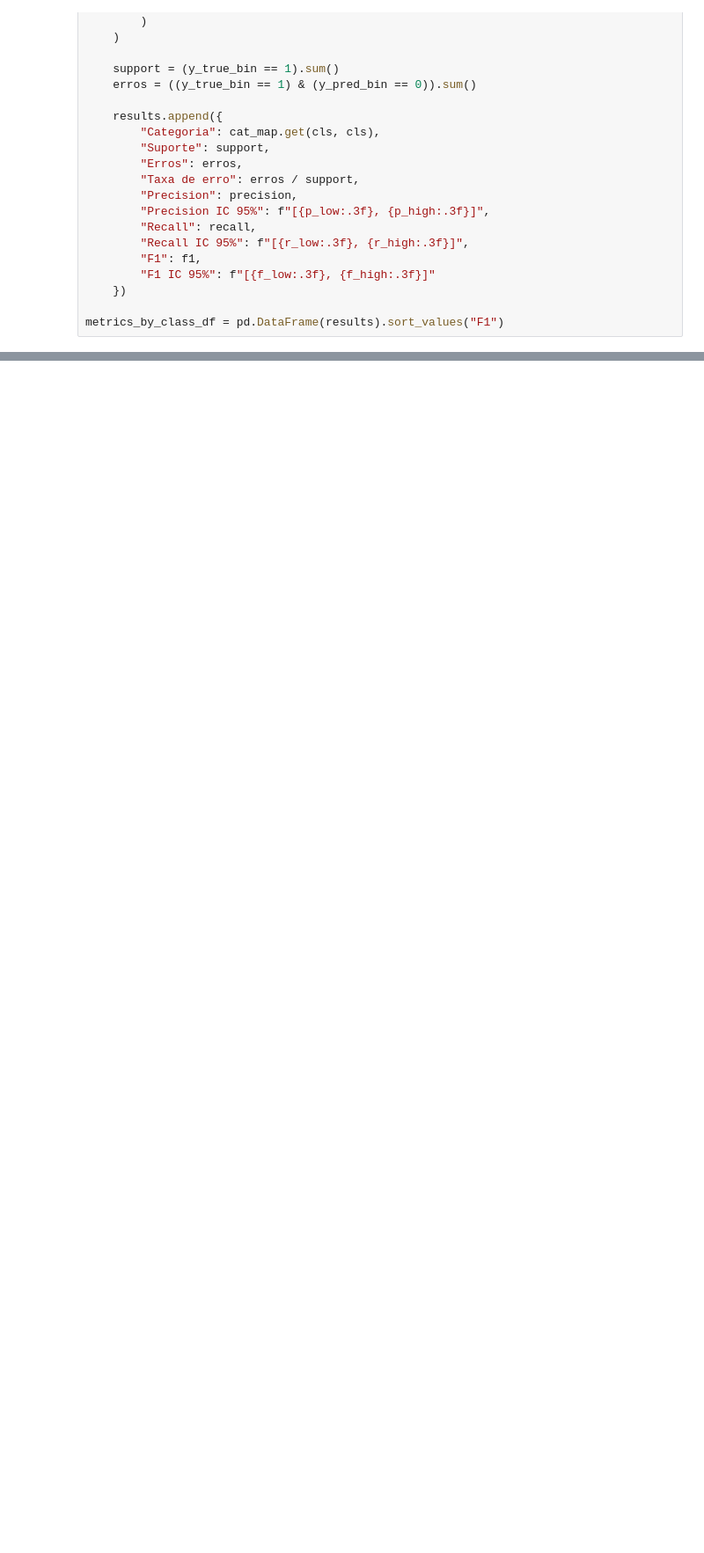
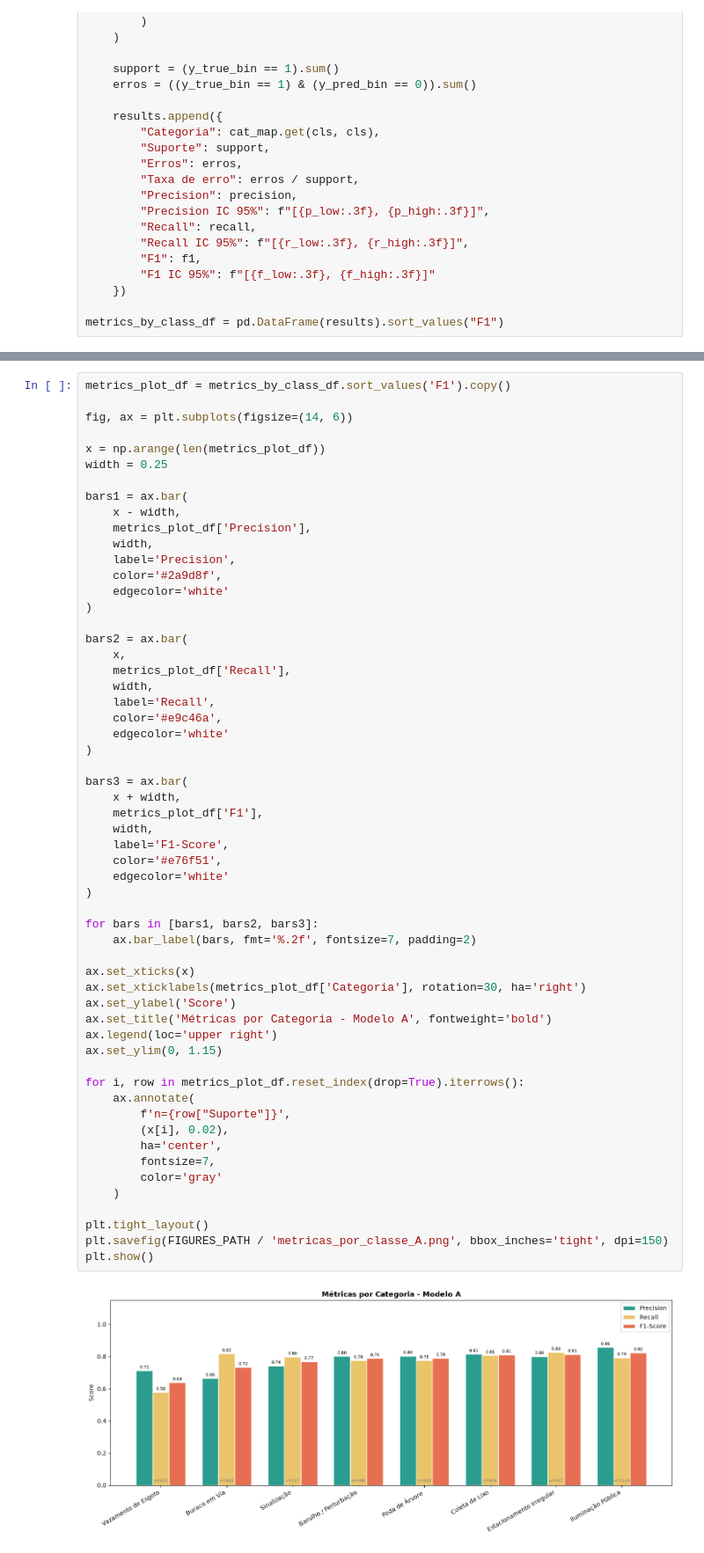
Before and after one commit to Mitysuo/desafio-cientista-dados-junior-ia-pref, a Jupyter notebook: notebooks/02_auditoria_modelo_a.ipynb, the cells around one changed output, grey strips where cells are left out. Shown at 88% size. Saved outputs shown, nothing was run; the diff lists cells and outputs as text; blank space fills up the shorter version.

Commit message:
Análise inicial de falhas do modelo A

```diff
--- a/notebooks/02_auditoria_modelo_a.ipynb
+++ b/notebooks/02_auditoria_modelo_a.ipynb
@@ -178,3 +179,62 @@ metrics_by_class_df
 | 2 | Coleta de Lixo | 806 | 156 | 0.193548 | 0.814536 | [0.787, 0.843] | 0.806452 | [0.779, 0.832] | ... |
 | 4 | Estacionamento Irregular | 437 | 76 | 0.173913 | 0.800443 | [0.761, 0.839] | 0.826087 | [0.792, 0.859] | ... |
 | 5 | Iluminação Pública | 1143 | 237 | 0.207349 | 0.857143 | [0.835, 0.877] | 0.792651 | [0.768, 0.816] | ... |
+# %%
+metrics_plot_df = metrics_by_class_df.sort_values('F1').copy()
+
+fig, ax = plt.subplots(figsize=(14, 6))
+
+x = np.arange(len(metrics_plot_df))
+width = 0.25
+
+bars1 = ax.bar(
+    x - width,
+    metrics_plot_df['Precision'],
+    width,
+    label='Precision',
+    color='#2a9d8f',
+    edgecolor='white'
+)
+
+bars2 = ax.bar(
+    x,
+    metrics_plot_df['Recall'],
+    width,
+    label='Recall',
+    color='#e9c46a',
+    edgecolor='white'
+)
+
+bars3 = ax.bar(
+    x + width,
+    metrics_plot_df['F1'],
+    width,
+    label='F1-Score',
+    color='#e76f51',
+    edgecolor='white'
+)
+
+for bars in [bars1, bars2, bars3]:
+    ax.bar_label(bars, fmt='%.2f', fontsize=7, padding=2)
+
+ax.set_xticks(x)
+ax.set_xticklabels(metrics_plot_df['Categoria'], rotation=30, ha='right')
+ax.set_ylabel('Score')
+ax.set_title('Métricas por Categoria - Modelo A', fontweight='bold')
+ax.legend(loc='upper right')
+ax.set_ylim(0, 1.15)
+
+for i, row in metrics_plot_df.reset_index(drop=True).iterrows():
+    ax.annotate(
+        f'n={row["Suporte"]}',
+        (x[i], 0.02),
+        ha='center',
+        fontsize=7,
+        color='gray'
+    )
+
+plt.tight_layout()
+plt.savefig(FIGURES_PATH / 'metricas_por_classe_A.png', bbox_inches='tight', dpi=150)
+plt.show()
+# %% [output]
+[figure, added]
```
Also changed, not shown: parts of 9 cells of this notebook.
